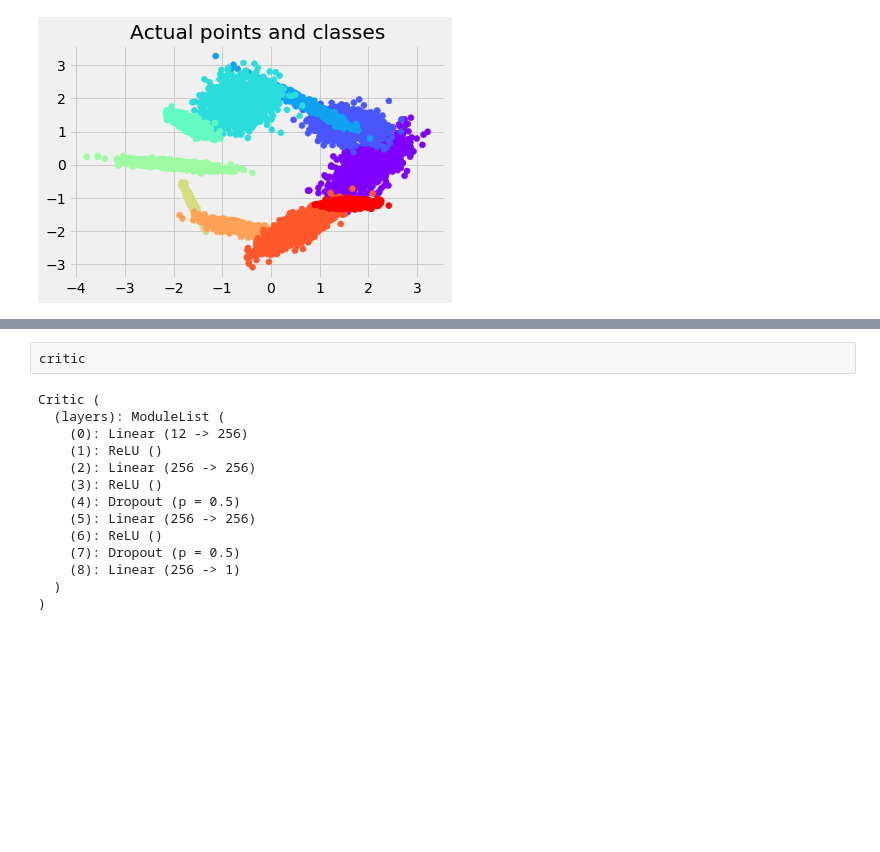
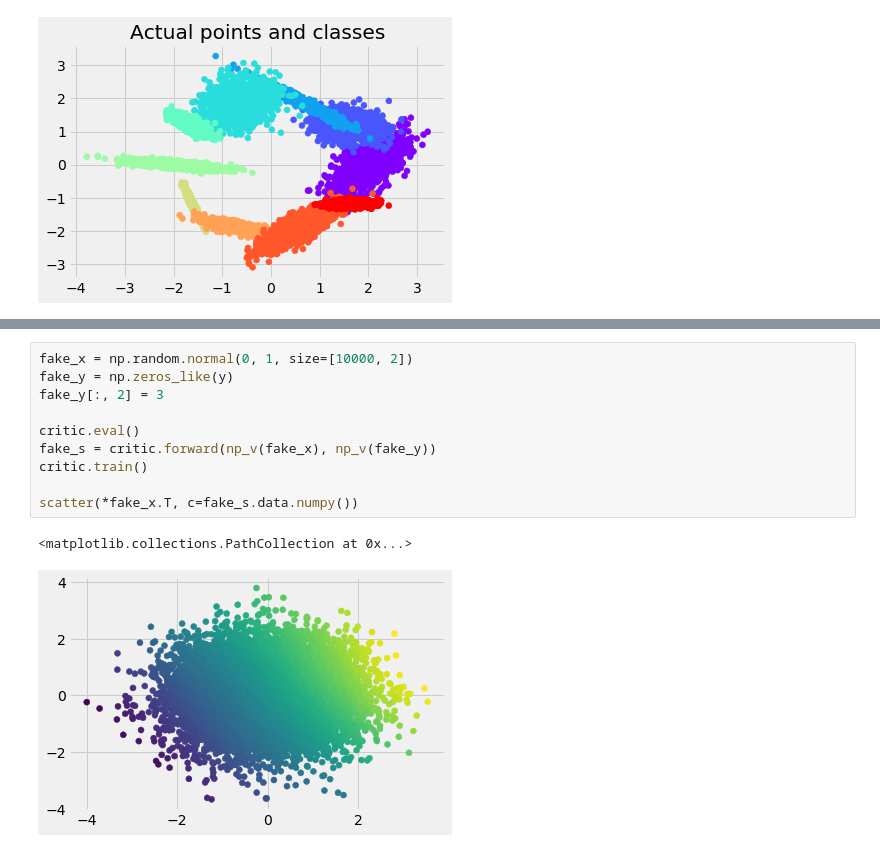
Before and after one commit to ririw/ririw.github.io, a Jupyter notebook: assets/conditional-wasserstein-gans/Improved.ipynb, the cells around one changed output, grey strips where cells are left out. Drawn from its saved outputs; the diff is of its cells as text; blank space fills up the shorter version.

```diff
--- a/assets/conditional-wasserstein-gans/Improved.ipynb
+++ b/assets/conditional-wasserstein-gans/Improved.ipynb
@@ -351,16 +362,13 @@ plt.title('Critical review of generated points')
-# %%
-critic
-# %% [output]
-Critic (
-  (layers): ModuleList (
-    (0): Linear (12 -> 256)
-    (1): ReLU ()
-    (2): Linear (256 -> 256)
-    (3): ReLU ()
-    (4): Dropout (p = 0.5)
-    (5): Linear (256 -> 256)
-    (6): ReLU ()
-    (7): Dropout (p = 0.5)
-    (8): Linear (256 -> 1)
-  )
-)
+# %%
+fake_x = np.random.normal(0, 1, size=[10000, 2])
+fake_y = np.zeros_like(y)
+fake_y[:, 2] = 3
+
+critic.eval()
+fake_s = critic.forward(np_v(fake_x), np_v(fake_y))
+critic.train()
+
+scatter(*fake_x.T, c=fake_s.data.numpy())
+# %% [output]
+<matplotlib.collections.PathCollection at 0x...>
+[figure, added]
```
Also changed, not shown: parts of 9 cells of this notebook, 5 other files.
